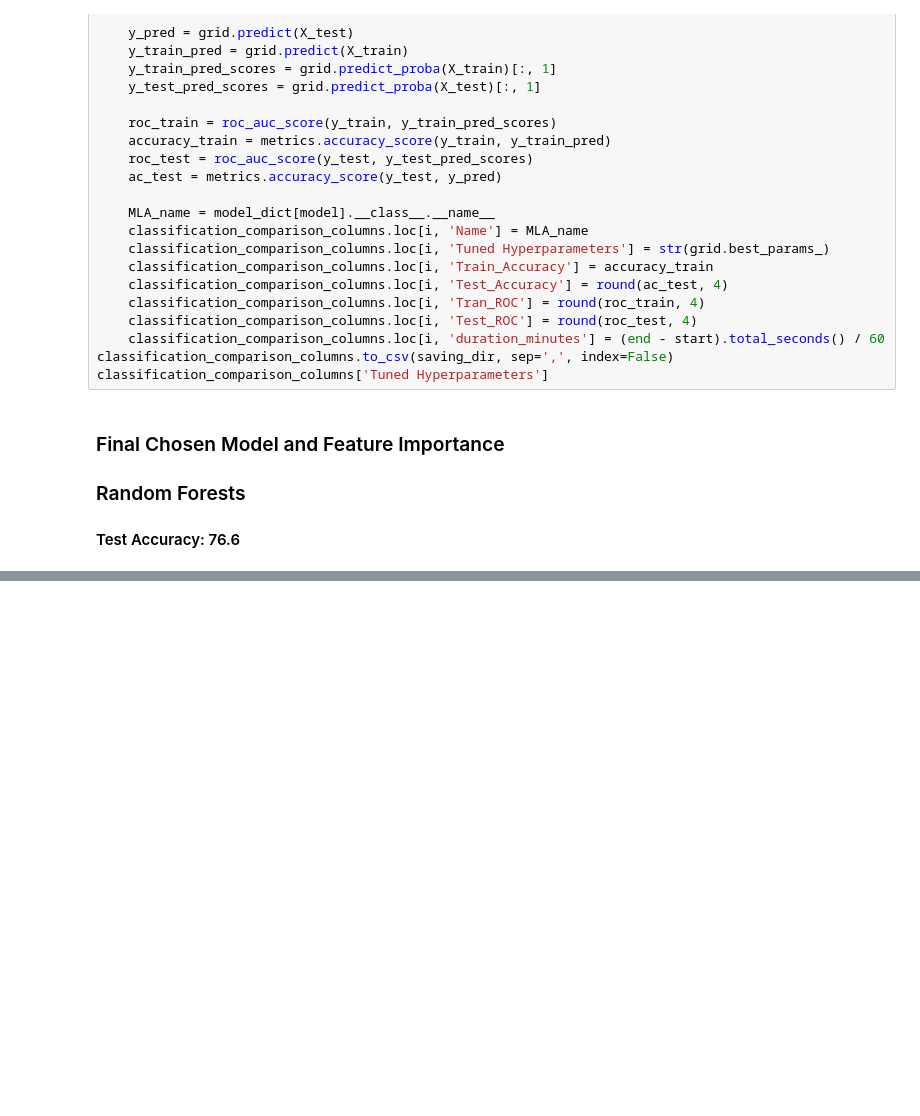
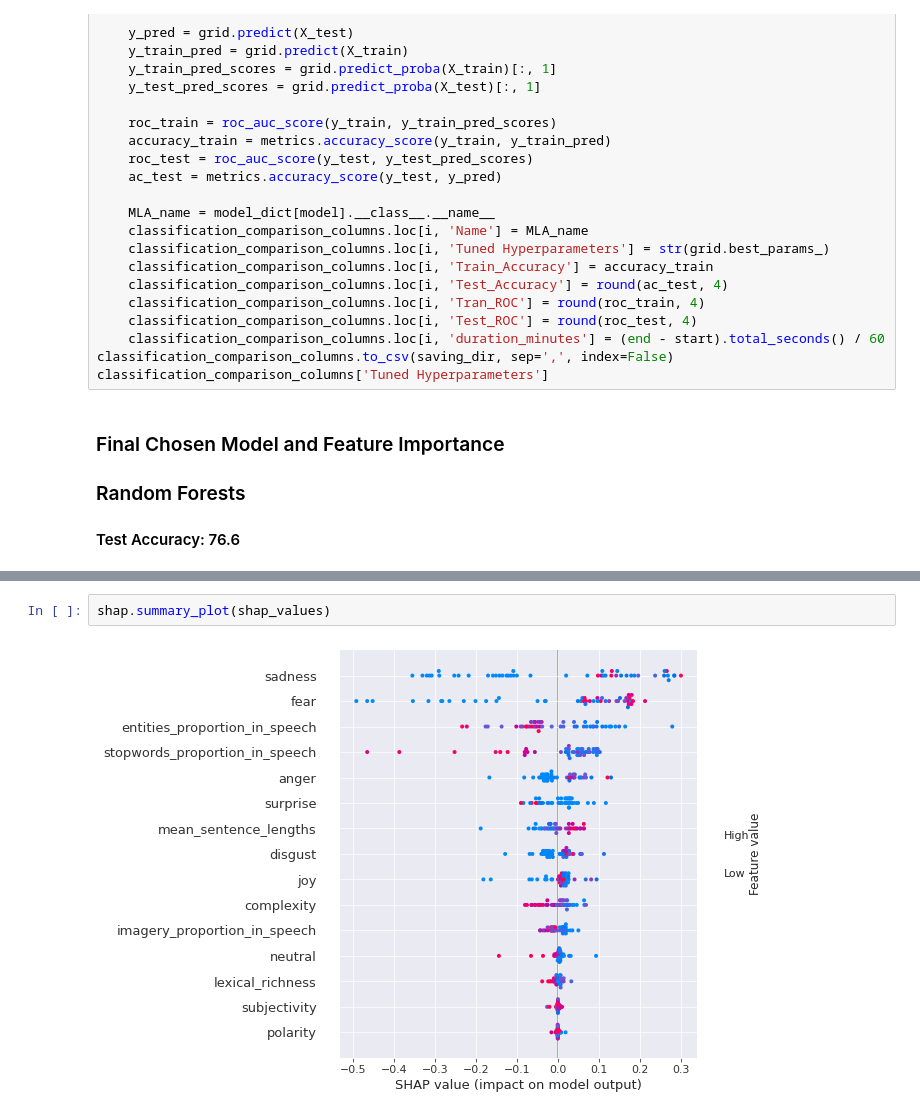
Before and after one commit to hovhannes-margaryan/mda_project_what_makes_a_great_speech, a Jupyter notebook: analysis_of_speech.ipynb, the cells around one changed output, grey strips where cells are left out. Saved outputs shown, nothing was run; the diff lists cells and outputs as text; blank space fills up the shorter version.

```diff
--- a/analysis_of_speech.ipynb
+++ b/analysis_of_speech.ipynb
@@ -306,0 +330,4 @@ shap.summary_plot(shap_values, plot_type='violin')
+# %%
+shap.summary_plot(shap_values)
+# %% [output]
+[figure, added]
```
Also changed, not shown: parts of 1 cell of this notebook, 1 other file.
